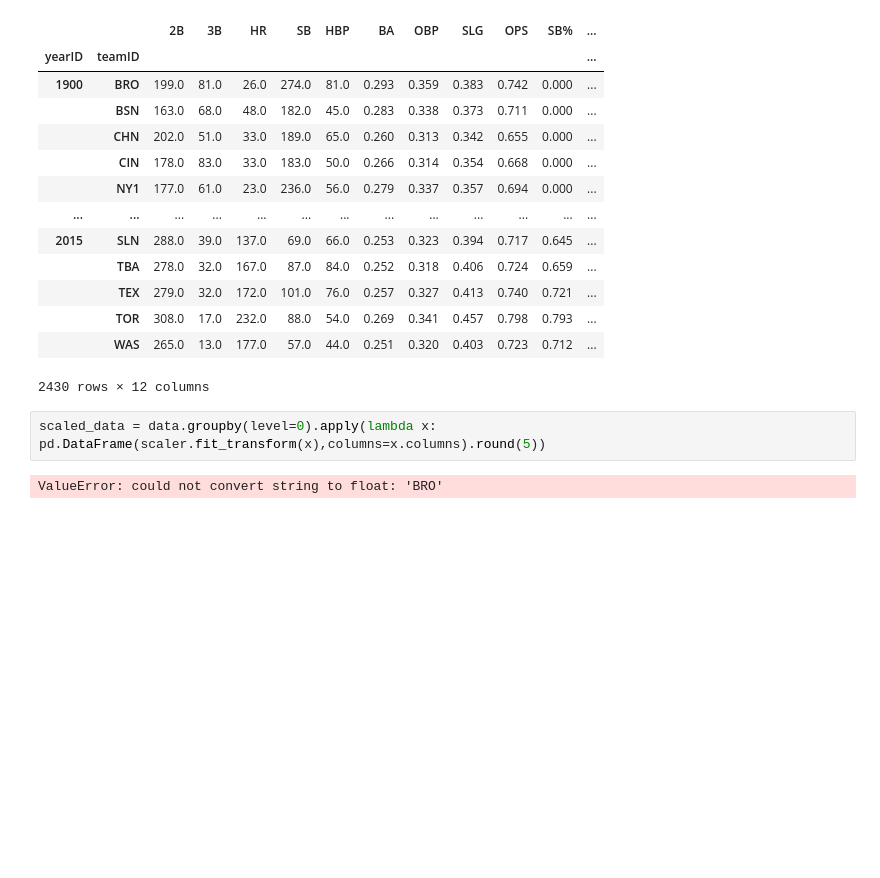
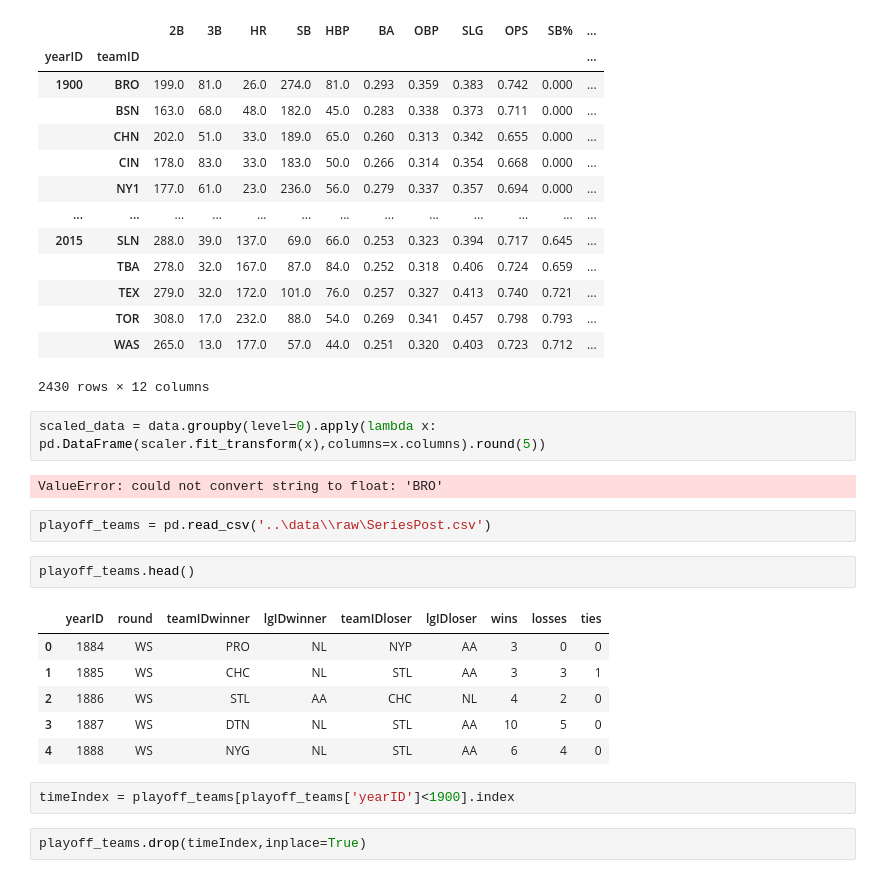
Before and after one commit to davidbabb/BaseballPlayoffs, a Jupyter notebook: baseball-analysis/notebooks/standardized_by_year.ipynb, the cells around one changed output. Cells and saved outputs as stored; diff of their text form; blank space fills up the shorter version.

```diff
--- a/baseball-analysis/notebooks/standardized_by_year.ipynb
+++ b/baseball-analysis/notebooks/standardized_by_year.ipynb
@@ -87,3 +87,18 @@ data.set_index(['yearID','teamID'])
 scaled_data = data.groupby(level=0).apply(lambda x: pd.DataFrame(scaler.fit_transform(x),columns=x.columns).round(5))
 # %% [output]
 ValueError: could not convert string to float: 'BRO'
+# %%
+playoff_teams = pd.read_csv('..\data\\raw\SeriesPost.csv')
+# %%
+playoff_teams.head()
+# %% [output]
+|  | yearID | round | teamIDwinner | lgIDwinner | teamIDloser | lgIDloser | wins | losses | ties |
+| 0 | 1884 | WS | PRO | NL | NYP | AA | 3 | 0 | 0 |
+| 1 | 1885 | WS | CHC | NL | STL | AA | 3 | 3 | 1 |
+| 2 | 1886 | WS | STL | AA | CHC | NL | 4 | 2 | 0 |
+| 3 | 1887 | WS | DTN | NL | STL | AA | 10 | 5 | 0 |
+| 4 | 1888 | WS | NYG | NL | STL | AA | 6 | 4 | 0 |
+# %%
+timeIndex = playoff_teams[playoff_teams['yearID']<1900].index
+# %%
+playoff_teams.drop(timeIndex,inplace=True)
```
Also changed, not shown: parts of 7 cells of this notebook.
